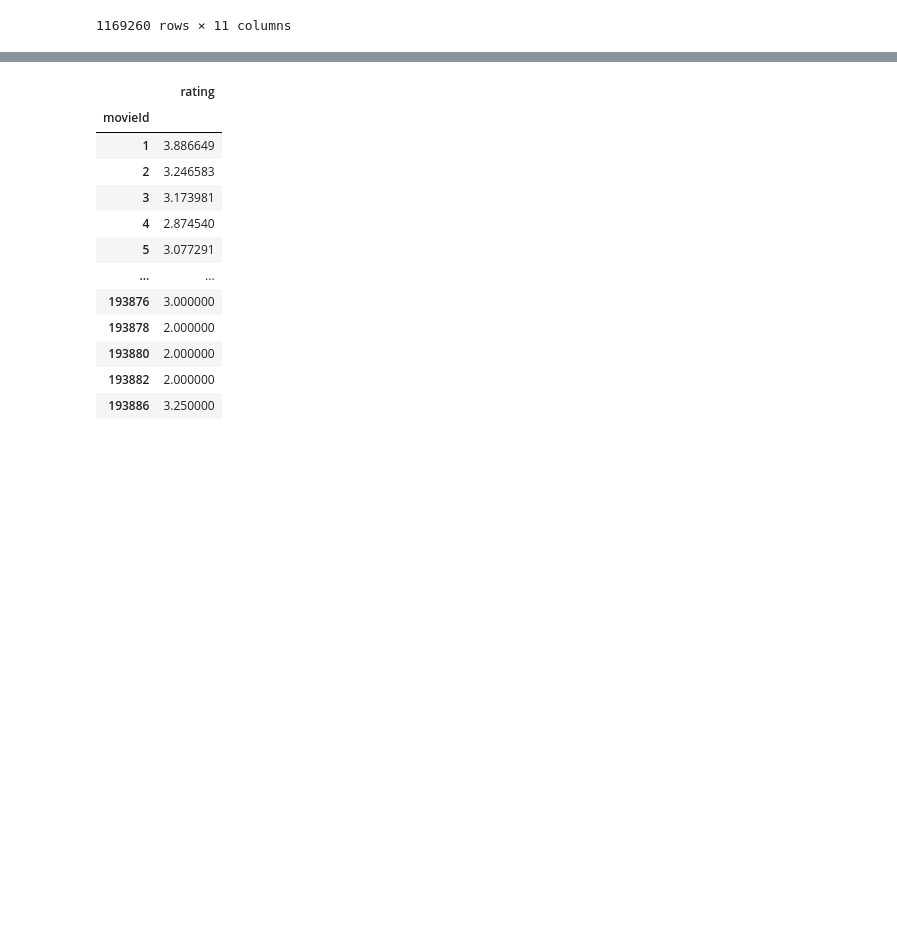
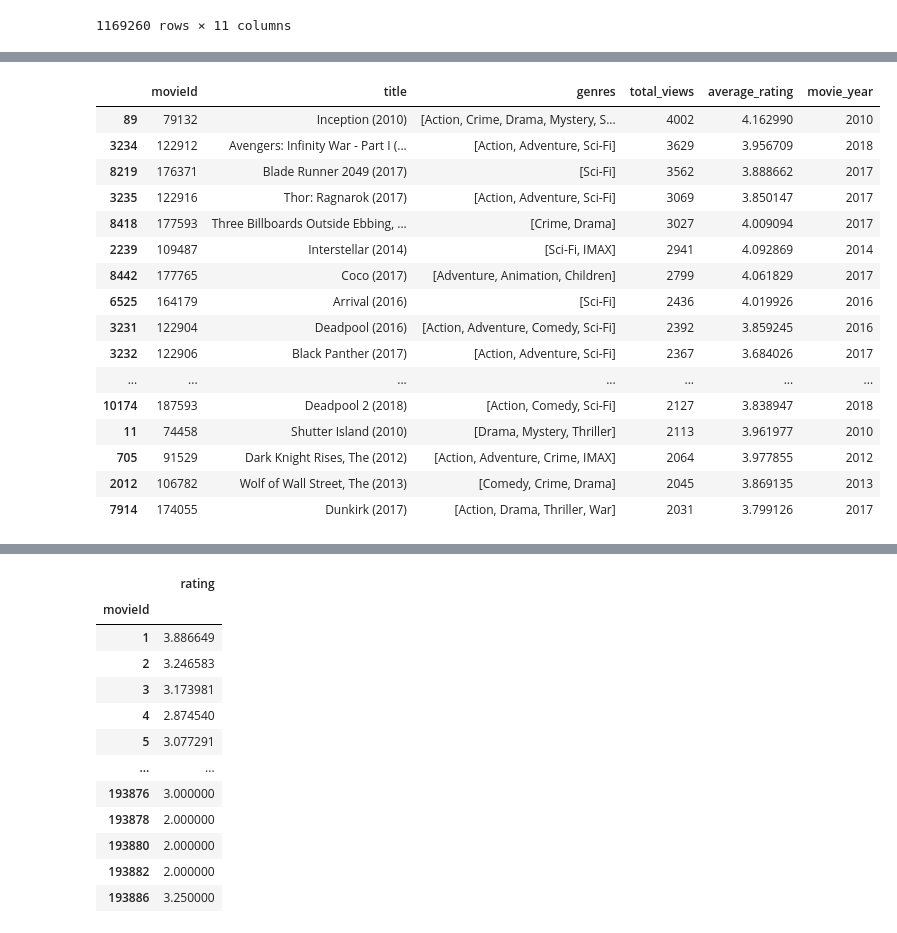
Before and after one commit to cesareressa/data_analysis, a Jupyter notebook: exploratory_analysis.ipynb, the cells around one changed output, grey strips where cells are left out. Cells and saved outputs as stored; diff of their text form; code cells hidden in the pictures; blank space fills up the shorter version.

```diff
--- a/exploratory_analysis.ipynb
+++ b/exploratory_analysis.ipynb
@@ -271,0 +249,20 @@ plt.xticks(rotation= 90)
+# %%
+movies_df.sort_values(by="total_views", ascending=False).head(20).plot()
+# %% [output]
+|  | movieId | title | genres | total_views | average_rating | movie_year |
+| 89 | 79132 | Inception (2010) | [Action, Crime, Drama, Mystery, S... | 4002 | 4.162990 | 2010 |
+| 3234 | 122912 | Avengers: Infinity War - Part I (... | [Action, Adventure, Sci-Fi] | 3629 | 3.956709 | 2018 |
+| 8219 | 176371 | Blade Runner 2049 (2017) | [Sci-Fi] | 3562 | 3.888662 | 2017 |
+| 3235 | 122916 | Thor: Ragnarok (2017) | [Action, Adventure, Sci-Fi] | 3069 | 3.850147 | 2017 |
+| 8418 | 177593 | Three Billboards Outside Ebbing, ... | [Crime, Drama] | 3027 | 4.009094 | 2017 |
+| 2239 | 109487 | Interstellar (2014) | [Sci-Fi, IMAX] | 2941 | 4.092869 | 2014 |
+| 8442 | 177765 | Coco (2017) | [Adventure, Animation, Children] | 2799 | 4.061829 | 2017 |
+| 6525 | 164179 | Arrival (2016) | [Sci-Fi] | 2436 | 4.019926 | 2016 |
+| 3231 | 122904 | Deadpool (2016) | [Action, Adventure, Comedy, Sci-Fi] | 2392 | 3.859245 | 2016 |
+| 3232 | 122906 | Black Panther (2017) | [Action, Adventure, Sci-Fi] | 2367 | 3.684026 | 2017 |
+| ... | ... | ... | ... | ... | ... | ... |
+| 10174 | 187593 | Deadpool 2 (2018) | [Action, Comedy, Sci-Fi] | 2127 | 3.838947 | 2018 |
+| 11 | 74458 | Shutter Island (2010) | [Drama, Mystery, Thriller] | 2113 | 3.961977 | 2010 |
+| 705 | 91529 | Dark Knight Rises, The (2012) | [Action, Adventure, Crime, IMAX] | 2064 | 3.977855 | 2012 |
+| 2012 | 106782 | Wolf of Wall Street, The (2013) | [Comedy, Crime, Drama] | 2045 | 3.869135 | 2013 |
+| 7914 | 174055 | Dunkirk (2017) | [Action, Drama, Thriller, War] | 2031 | 3.799126 | 2017 |
```
Also changed, not shown: parts of 9 cells of this notebook.
